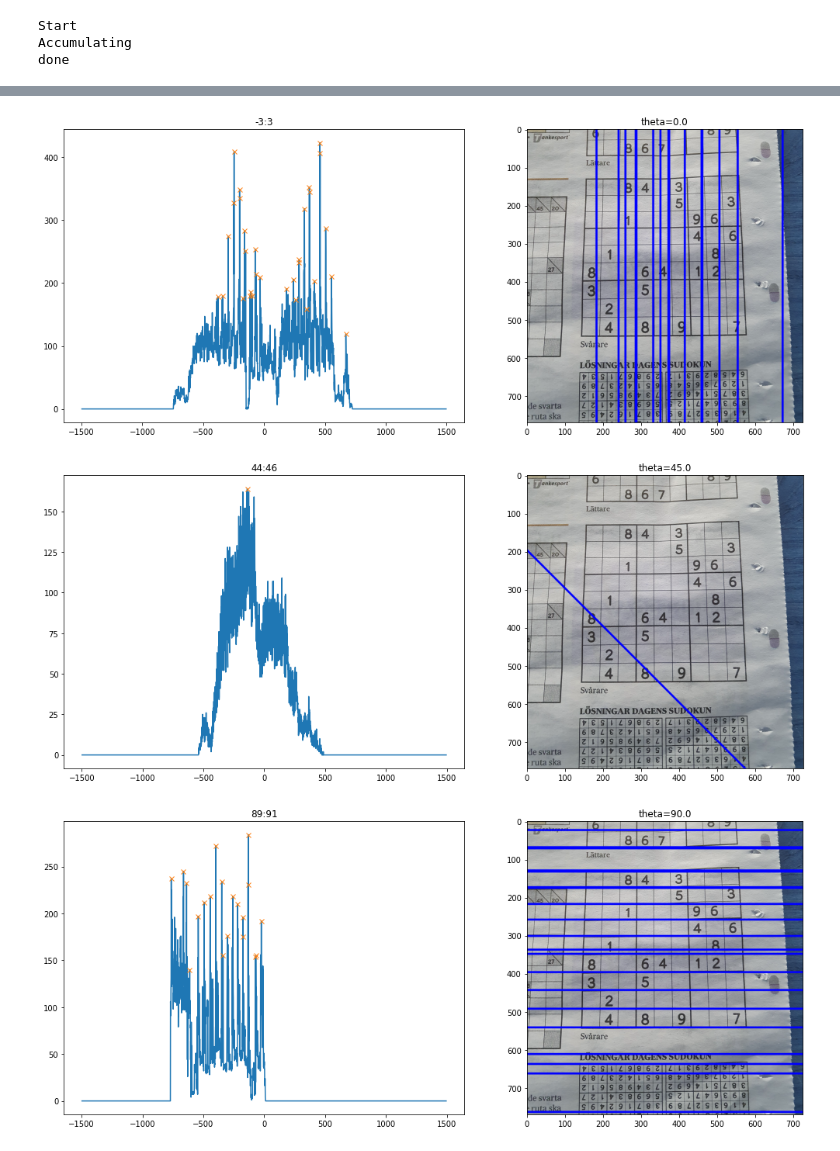
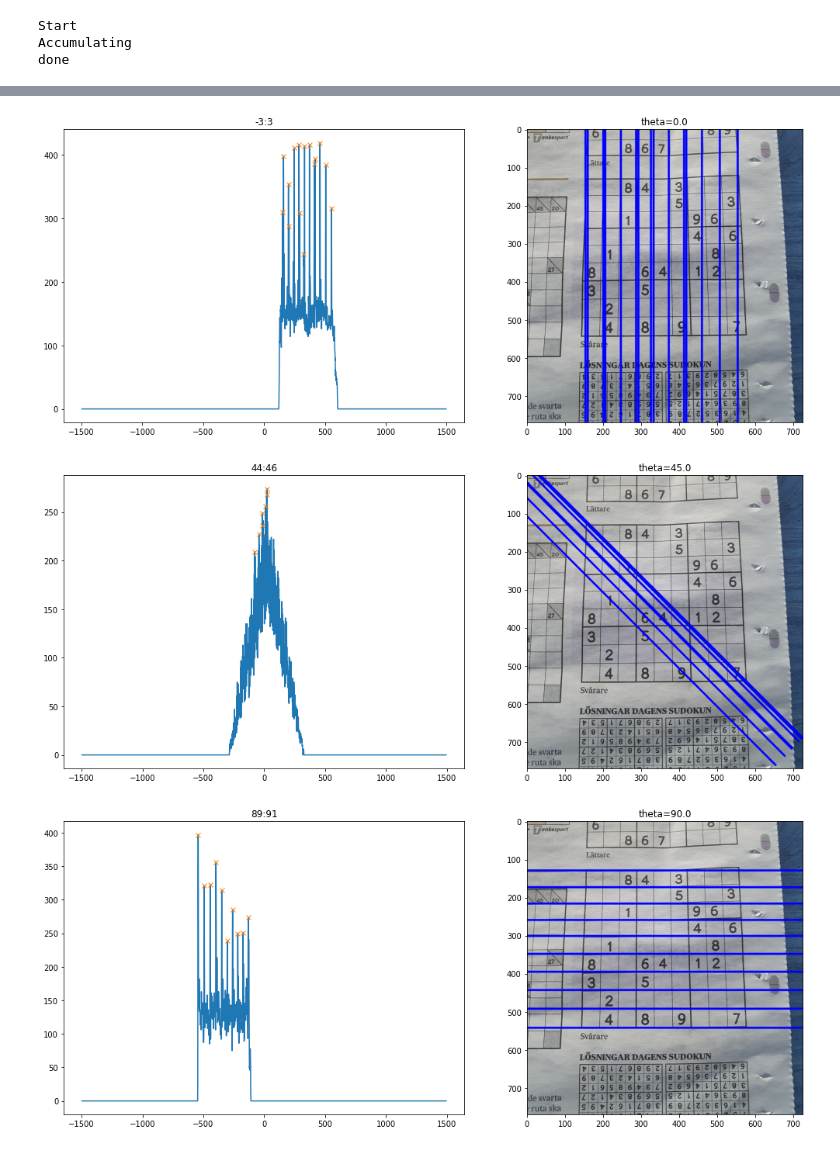
Before and after one commit to emanuelen5/sudoku-solver, a Jupyter notebook: hough.ipynb, the cells around one changed output, grey strips where cells are left out. Drawn from its saved outputs; the diff is of its cells as text; code cells hidden in the pictures.

```diff
--- a/hough.ipynb
+++ b/hough.ipynb
@@ -106,5 +134,5 @@ plt.imshow(img_canny)
 # %%
-accum = hough.houghaccum(img_canny)
+accum = HoughAccumulator(img_canny)
 # %% [output]
 Start
 Accumulating
@@ -115,16 +143,9 @@ import scipy.ndimage
 fig = plt.figure()
 fig.set_size_inches(10, 5)
 local_maxes = scipy.ndimage.maximum_filter(accum, size=5)
-accum_nonzero = accum.copy()
-accum_nonzero[accum == 0] = 1
-y, x = accum.shape
-plt.imshow(accum, extent=[-x/2, x/2, 180-1, 0])  #, norm=LogNorm(vmin=1, vmax=1e2))
+plt.imshow(accum.acc, extent=[accum.col_to_rho(-1), accum.col_to_rho(0), accum.row_to_theta(-1), accum.row_to_theta(0)])  #, norm=LogNorm(vmin=1, vmax=1e2))
 ax = plt.gca()
 ax.set_aspect(aspect="auto")
-h, w = accum.shape
-xs = np.arange(0, w, w/5)
-ys = np.arange(0, h, h/10)
-ax.set_yticks(ys, [str(y / 1) for y in ys])
 ax.locator_params(nbins=20)
 ax.set_ylabel("Angle [deg]")
 ax.set_xlabel("Offset [px]")
@@ -180,43 +201,44 @@ plt.plot(ys2 / np.amax(ys2))
 import scipy.signal
 import math
 
-rows, cols = accum.shape
+accum_raw = accum.acc.copy()
+rows, cols = accum_raw.shape
 tops = ((0, 3), (45, 1), (90, 1), (135, 1))
 for mid, width in tops:
     fig, (ax1, ax2) = plt.subplots(1, 2)
     a = mid - width
     b = mid + width
     if a < 0:
-        acc = np.vstack((accum[a:], accum[0:b]))
+        acc = np.vstack((accum_raw[a:], accum_raw[0:b]))
     elif b > rows:
-        acc = np.vstack((accum[a:], accum[0:b-rows]))
+        acc = np.vstack((accum_raw[a:], accum_raw[0:b-rows]))
     else:
-        acc = accum[a:b]
+        acc = accum_raw[a:b]
     ys = np.amax(acc, axis=0)
     # ys_bg = scipy.signal.medfilt(ys, 11)
     xs = np.arange(len(ys))
     xs = xs - len(xs) / 2
     y_max = np.amax(ys)
     ax1.plot(xs, ys)
     ax1.set_title(f"{a}:{b}")
     fig.set_size_inches(15, 6)
     fig.set_tight_layout(True)
     img_copy = img.copy()
 
     theta = sum((a, b)) / 2
     rhos, _ = scipy.signal.find_peaks(ys, prominence=100)
     ax1.plot(xs[rhos], ys[rhos], 'x')
     for rho in xs[rhos]:
         a = math.cos(theta * math.pi / 180)
         b = -math.sin(theta * math.pi / 180)
         x0 = a * rho
         y0 = b * rho
         pt1 = (int(x0 + 1000*b), int(y0 - 1000*a))
         pt2 = (int(x0 - 1000*b), int(y0 + 1000*a))
         cv2.line(img_copy, pt1, pt2, (0,0,255), 3, cv2.LINE_AA)
     ax2.imshow(img_copy)
     ax2.set_title(f"theta={theta}")
 # %% [output]
-[figure, old version]
+[figure, new version]
-[figure, old version]
+[figure, new version]
-[figure, old version]
+[figure, new version]
```
Also changed, not shown: parts of 8 cells of this notebook, 1 other file.
